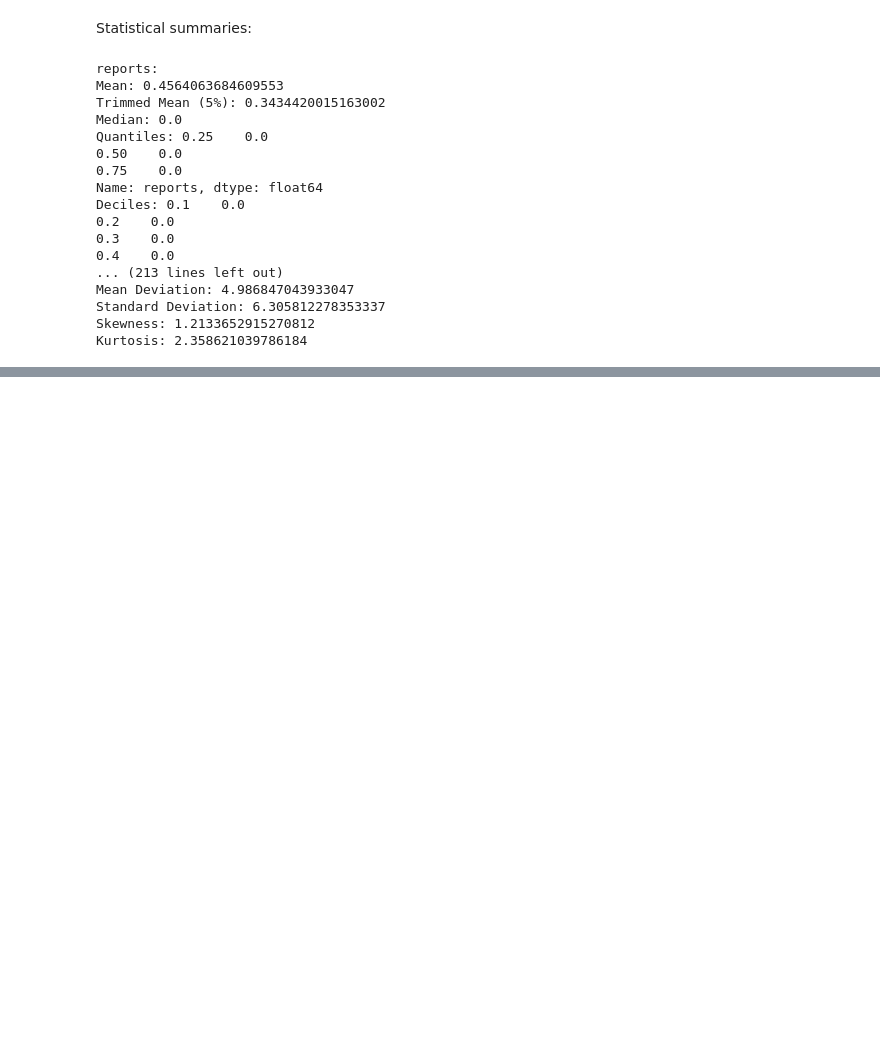
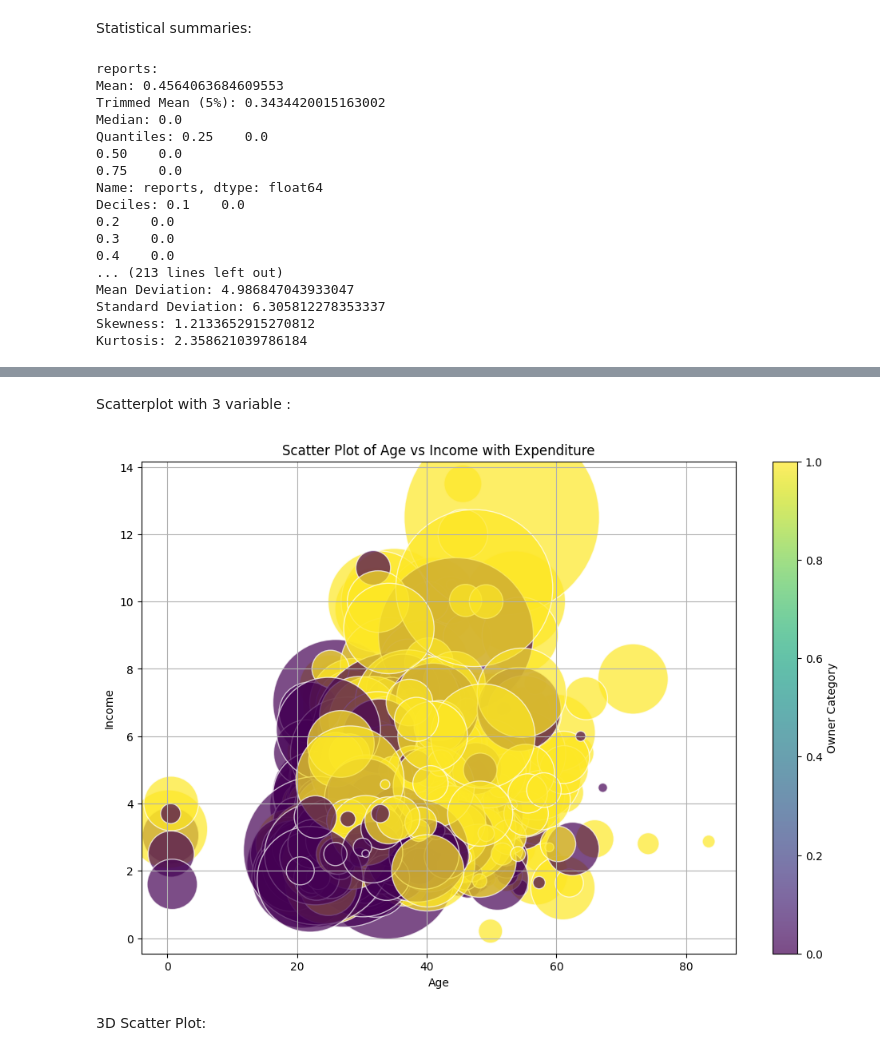
Before and after one commit to mukund-n/EDA---DA---21BDS0001, a Jupyter notebook: EDA_21BDS0001.ipynb, the cells around one changed output, grey strips where cells are left out. Saved outputs shown, nothing was run; the diff lists cells and outputs as text; code cells hidden in the pictures; blank space fills up the shorter version.

```diff
--- a/EDA_21BDS0001.ipynb
+++ b/EDA_21BDS0001.ipynb
@@ -560,0 +622,27 @@ Kurtosis: 2.358621039786184
+# %% [markdown]
+Scatterplot with 3 variable :
+# %%
+palette = sns.color_palette("husl", len(BDS0001['owner'].unique()))
+
+plt.figure(figsize=(12, 8))
+scatter = plt.scatter(
+    x=BDS0001['age'],
+    y=BDS0001['income'],
+    s=BDS0001['expenditure']*10,
+    c=BDS0001['owner'].astype('category').cat.codes,
+    cmap='viridis',
+    alpha=0.7,
+    edgecolors='w'
+)
+
+plt.colorbar(scatter, label='Owner Category')
+
+plt.title('Scatter Plot of Age vs Income with Expenditure')
+plt.xlabel('Age')
+plt.ylabel('Income')
+plt.grid(True)
+plt.show()
+# %% [output]
+[figure, added]
+# %% [markdown]
+3D Scatter Plot:
```
Also changed, not shown: parts of 7 cells of this notebook.
